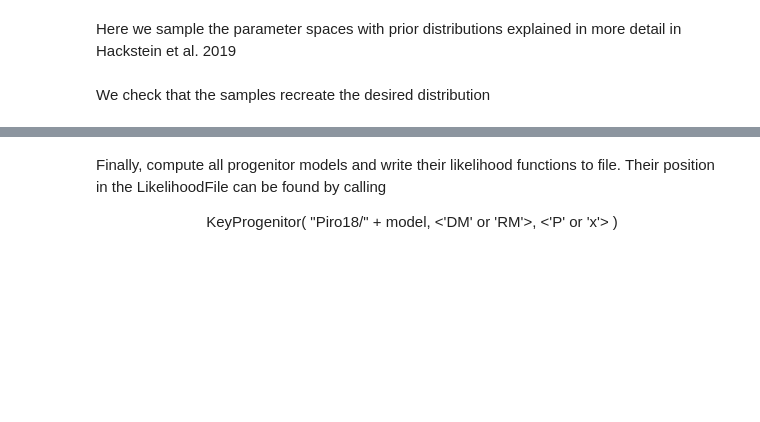
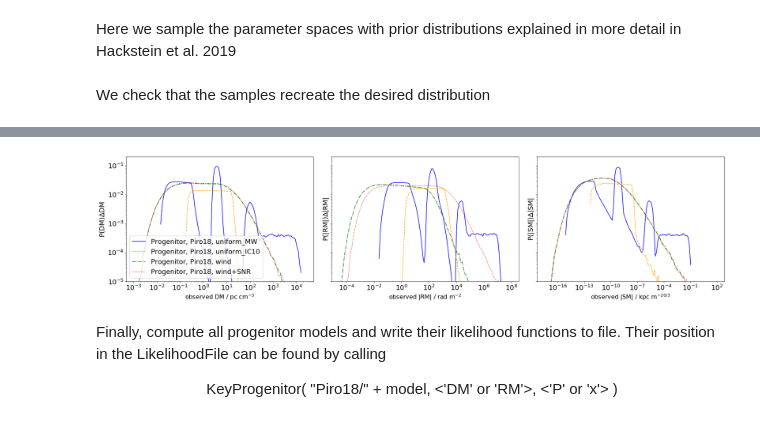
Before and after one commit to FRBs/PreFRBLE, a Jupyter notebook: notebooks/FRB_Progenitor.ipynb, the cells around one changed output, grey strips where cells are left out. Drawn from its saved outputs; the diff is of its cells as text; code cells hidden in the pictures; blank space fills up the shorter version.

Commit message:
SM added to Piro & Gaensler model

```diff
--- a/notebooks/FRB_Progenitor.ipynb
+++ b/notebooks/FRB_Progenitor.ipynb
@@ -864,3 +889,61 @@ plt.show()
+# %%
+N = 10**6
+bins = 100
+
+fig , axs = plt.subplots( 1, 3, figsize=(24,6), sharex='col', sharey='row' )
+axs = axs.flatten()
+
+fig.subplots_adjust( hspace=0, wspace=0 )
+
+measures = ['DM', 'RM', 'SM']
+
+Ls = Likelihood_DMRM_uniform( N, bins=bins, Sample_n=Sample_n_Ferriere01, L0=1 )
+for im, m in enumerate(measures):
+    PlotLikelihood( Ls[2*im+1], Ls[2*im], density=False, label=r"Progenitor, Piro18, uniform_MW", ax=axs[im], measure=m, color='blue'  )
+
+Ls = Likelihood_DMRM_uniform( N, bins=bins, Sample_n=Sample_n_IC10, L0=1 )
+for im, m in enumerate(measures):
+    PlotLikelihood( Ls[2*im+1], Ls[2*im], density=False, label=r"Progenitor, Piro18, uniform_IC10", ax=axs[im], measure=m, linestyle='--', color='orange'  )
+
+Ls = Likelihood_DMRM_wind( N, bins=bins, L0=1 )
+for im, m in enumerate(measures):
+    PlotLikelihood( Ls[2*im+1], Ls[2*im], density=False, label=r"Progenitor, Piro18, wind", ax=axs[im], measure=m, linestyle='-.', color='green'  )
+
+Ls = Likelihood_DMRM_wind( N, bins=bins, SNR_RM=True, L0=1 )
+for im, m in enumerate(measures):
+    PlotLikelihood( Ls[2*im+1], Ls[2*im], density=False, label=r"Progenitor, Piro18, wind+SNR", ax=axs[im], measure=m, linestyle=':', color='red'  )
+
+'''
+P_DM, x_DM, P_RM, x_RM = Likelihood_DMRM_uniform( N, bins=bins, Sample_n=Sample_n_Ferriere01 )
+PlotLikelihood( x_DM, P_DM, density=False, label=r"Progenitor, Piro18, uniform_MW", ax=axs[0], measure='DM', color='blue'  )
+PlotLikelihood( x_RM, P_RM, density=False, label=r"Progenitor, Piro18, uniform_MW", ax=axs[1], measure='RM', color='blue' )
+
+P_DM, x_DM, P_RM, x_RM = Likelihood_DMRM_uniform( N, bins=bins, Sample_n=Sample_n_IC10 )
+PlotLikelihood( x_DM, P_DM, density=False, label=r"Progenitor, Piro18, uniform_IC10", ax=axs[0], measure='DM', linestyle='--', color='orange'  )
+PlotLikelihood( x_RM, P_RM, density=False, label=r"Progenitor, Piro18, uniform_IC10" , ax=axs[1], measure='RM', linestyle='--', color='orange' )
+
+
+P_DM, x_DM, P_RM, x_RM = Likelihood_DMRM_wind( N, bins=bins )
+PlotLikelihood( x_DM, P_DM, density=False, label=r"Progenitor, Piro18, wind", ax=axs[0], measure='DM', linestyle='-.', color='green'  )
+PlotLikelihood( x_RM, P_RM, density=False, label="Progenitor, Piro18, wind", ax=axs[1], measure='RM', linestyle='-.', color='green' )
+
+P_DM, x_DM, P_RM, x_RM = Likelihood_DMRM_wind( N, bins=bins, SNR_RM=True )
+PlotLikelihood( x_DM, P_DM, density=False, label=r"Progenitor, Piro18, wind+SNR", ax=axs[0], measure='DM', linestyle=':', color='red'  )
+PlotLikelihood( x_RM, P_RM, density=False, label="Progenitor, Piro18, wind+SNR", ax=axs[1], measure='RM', linestyle=':', color='red' )
+'''
+
+axs[0].set_ylim(1e-5,2e-1)
+#axs[2].set_ylim(1e-5,2e-1)
+
+axs[0].legend()
+#axs[2].legend()
+#for ax in axs:
+#    ax.legend(loc='lower center')
+
+plt.tight_layout()
+plt.show()
+# %% [output]
+[figure, added]
 # %% [markdown]
 Finally, compute all progenitor models and write their likelihood functions to file.
 Their position in the LikelihoodFile can be found by calling
```
Also changed, not shown: parts of 9 cells of this notebook, 3 other files.
